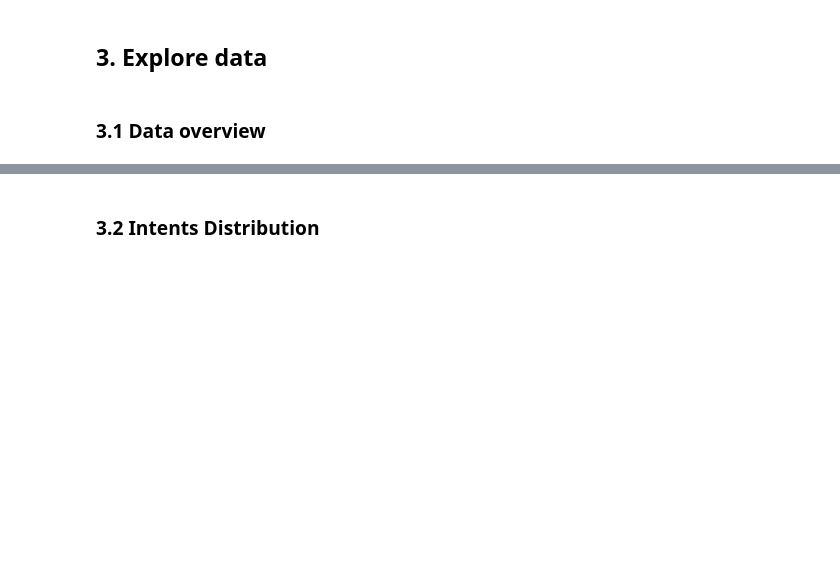
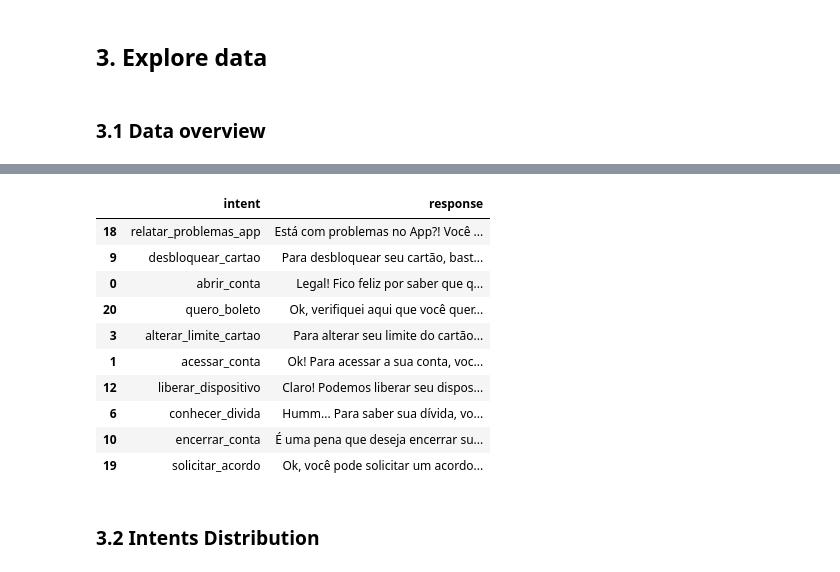
Before and after one commit to Dellonath/nlp-cognitive-engine, a Jupyter notebook: notebooks/v1.0-exploratory-text-analysis.ipynb, the cells around one changed output, grey strips where cells are left out. Saved outputs shown, nothing was run; the diff lists cells and outputs as text; code cells hidden in the pictures; blank space fills up the shorter version.

Commit message:
Adding created_at and responses

```diff
--- a/notebooks/v1.0-exploratory-text-analysis.ipynb
+++ b/notebooks/v1.0-exploratory-text-analysis.ipynb
@@ -29,3 +29,6 @@ Data columns (total 2 columns):
  1   intent  434 non-null    object
 dtypes: object(2)
 memory usage: 6.9+ KB
+# %%
+responses = pd.read_parquet('../data/external/responses-phrases.parquet')
+responses.info()
@@ -50,3 +63,17 @@ data.sample(10)
+# %%
+responses.sample(10)
+# %% [output]
+|  | intent | response |
+| 18 | relatar_problemas_app | Está com problemas no App?! Você ... |
+| 9 | desbloquear_cartao | Para desbloquear seu cartão, bast... |
+| 0 | abrir_conta | Legal! Fico feliz por saber que q... |
+| 20 | quero_boleto | Ok, verifiquei aqui que você quer... |
+| 3 | alterar_limite_cartao | Para alterar seu limite do cartão... |
+| 1 | acessar_conta | Ok! Para acessar a sua conta, voc... |
+| 12 | liberar_dispositivo | Claro! Podemos liberar seu dispos... |
+| 6 | conhecer_divida | Humm... Para saber sua dívida, vo... |
+| 10 | encerrar_conta | É uma pena que deseja encerrar su... |
+| 19 | solicitar_acordo | Ok, você pode solicitar um acordo... |
 # %% [markdown]
 ### 3.2 Intents Distribution
 # %%
```
Also changed, not shown: parts of 2 cells of this notebook, 9 other files.
